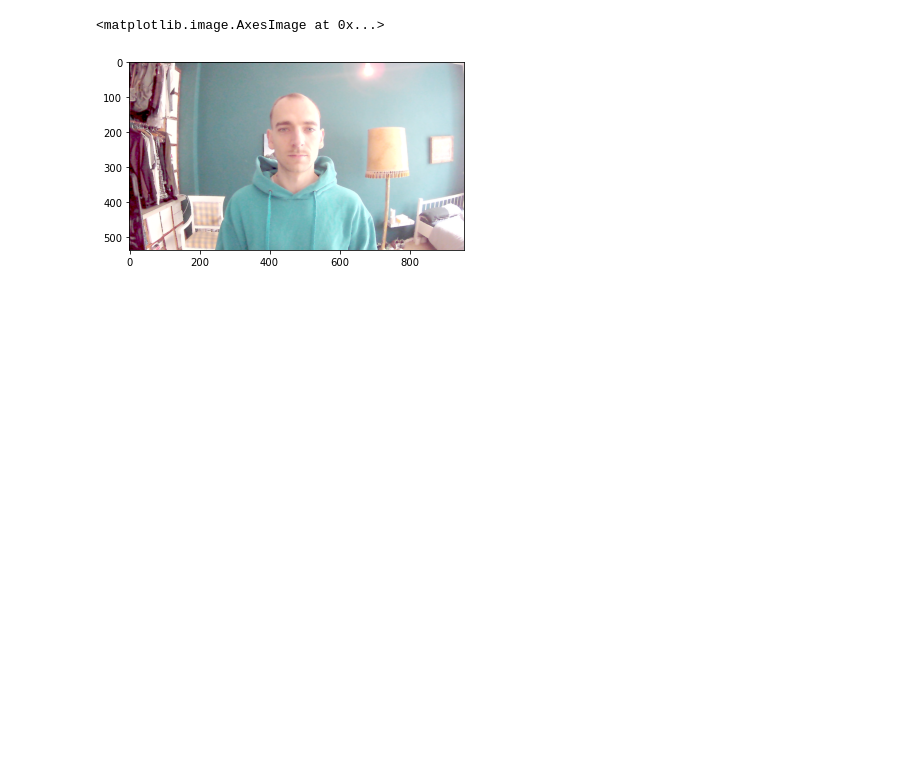
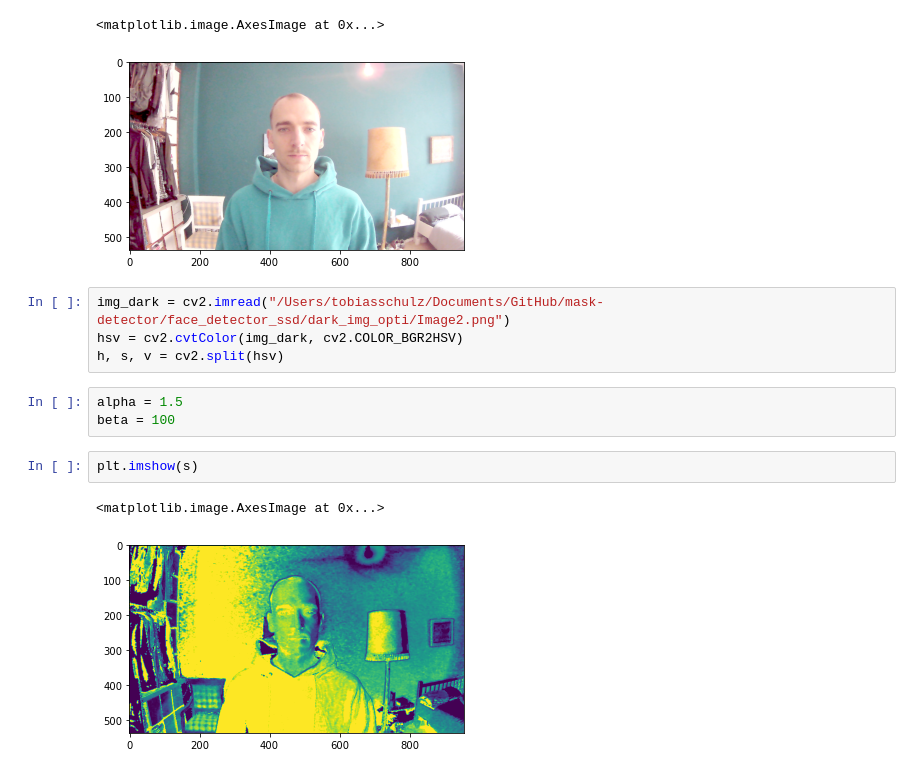
Before and after one commit to Tobias-GH-Schulz/maskguard, a Jupyter notebook: face_detector_ssd/dark_img_opti/image_optimization.ipynb, the cells around one changed output. Cells and saved outputs as stored; diff of their text form; blank space fills up the shorter version.

```diff
--- a/face_detector_ssd/dark_img_opti/image_optimization.ipynb
+++ b/face_detector_ssd/dark_img_opti/image_optimization.ipynb
@@ -62,3 +62,15 @@ plt.imshow(adjusted)
 # %% [output]
 <matplotlib.image.AxesImage at 0x...>
 [figure]
+# %%
+img_dark = cv2.imread("/Users/tobiasschulz/Documents/GitHub/mask-detector/face_detector_ssd/dark_img_opti/Image2.png")
+hsv = cv2.cvtColor(img_dark, cv2.COLOR_BGR2HSV)
+h, s, v = cv2.split(hsv)
+# %%
+alpha = 1.5
+beta = 100
+# %%
+plt.imshow(s)
+# %% [output]
+<matplotlib.image.AxesImage at 0x...>
+[figure, added]
```
Also changed, not shown: parts of 2 cells of this notebook, 24 other files.
